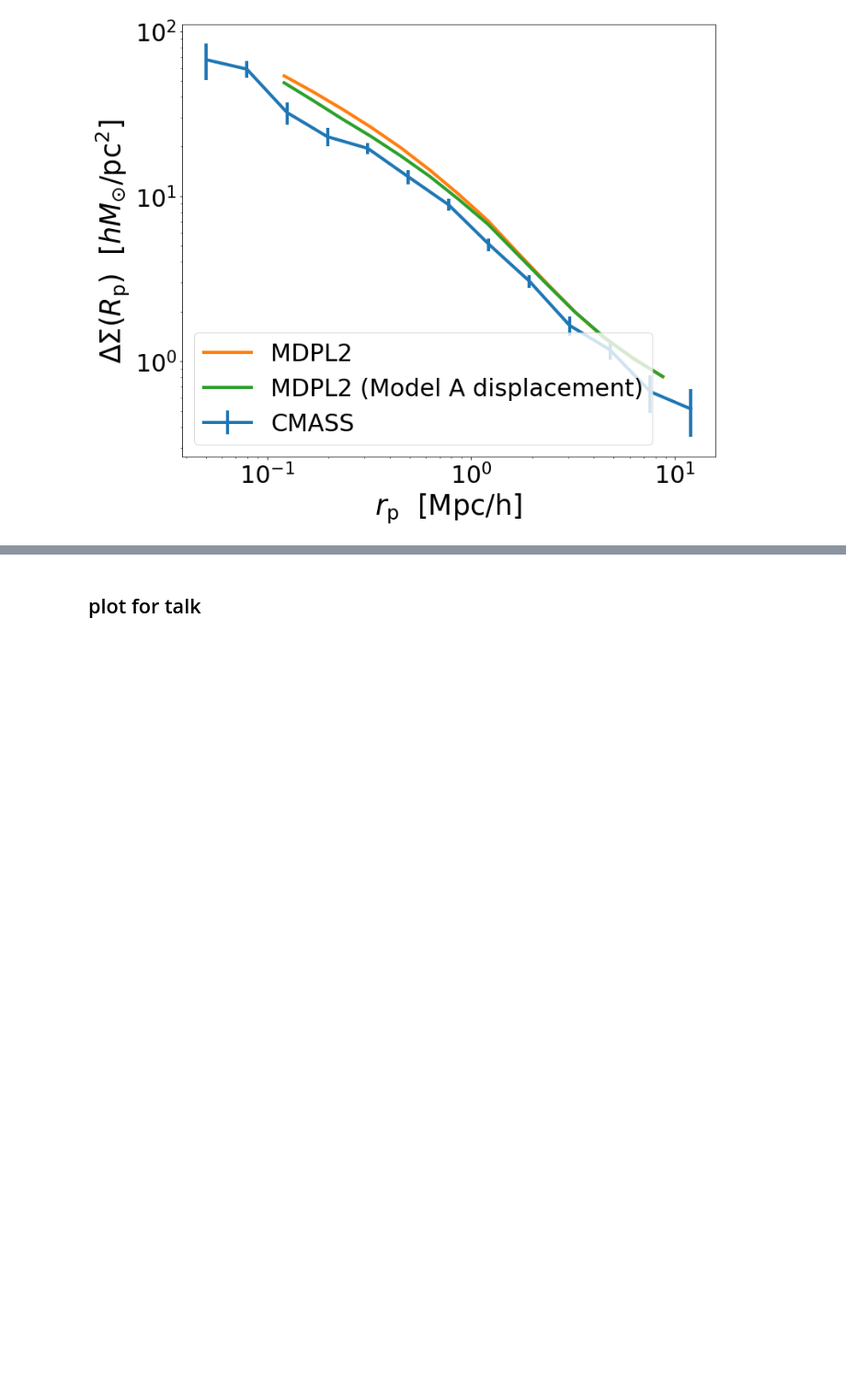
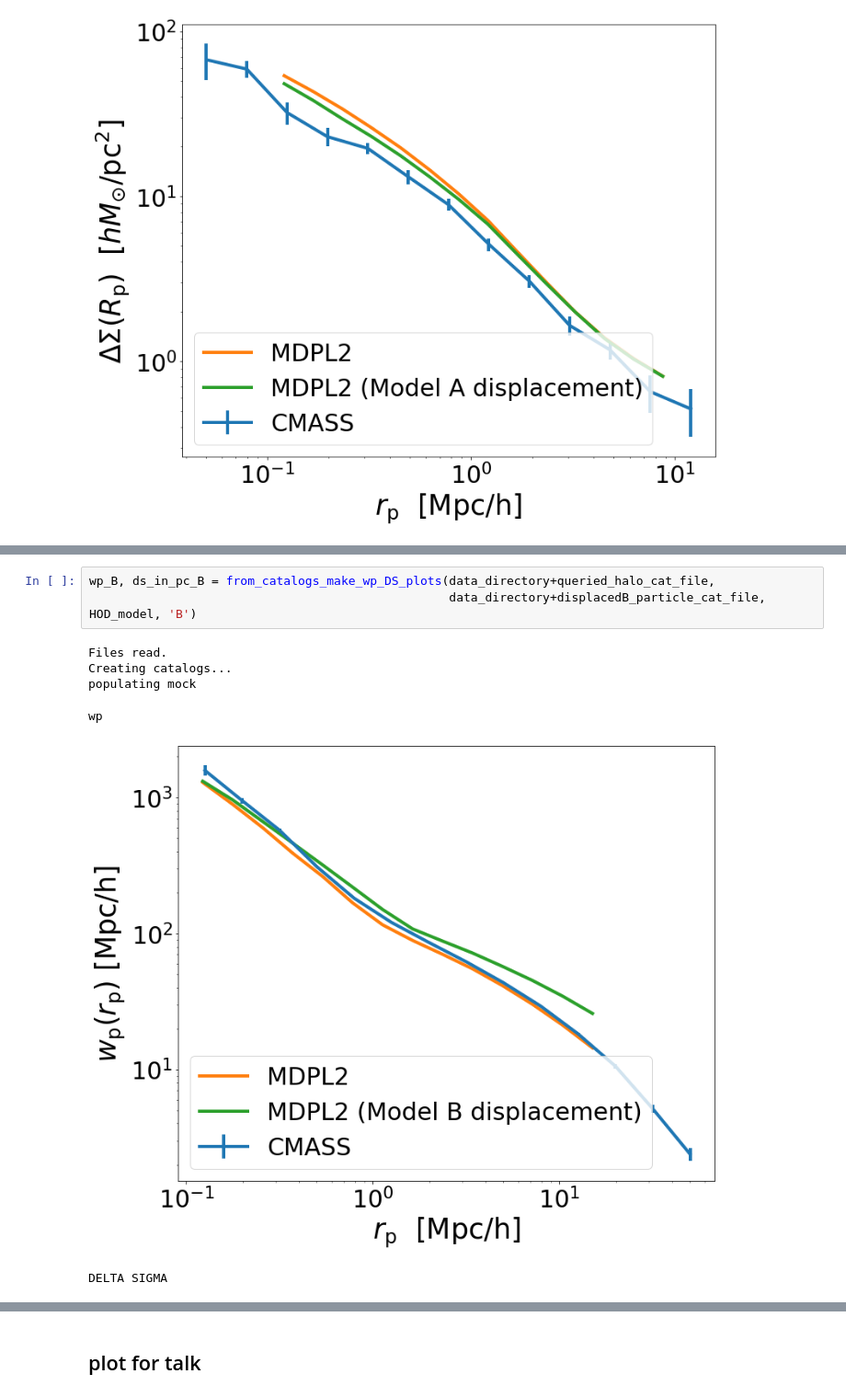
Before and after one commit to f-ardila/baryonic_effects, a Jupyter notebook: CMASS/CMASS_MDPL_displacement_wp_DS.ipynb, the cells around one changed output, grey strips where cells are left out. Shown: that part at 92% size. Saved outputs shown, nothing was run; the diff lists cells and outputs as text; blank space fills up the shorter version.

```diff
--- a/CMASS/CMASS_MDPL_displacement_wp_DS.ipynb
+++ b/CMASS/CMASS_MDPL_displacement_wp_DS.ipynb
@@ -280,0 +292,10 @@ DELTA SIGMA
+# %%
+wp_B, ds_in_pc_B = from_catalogs_make_wp_DS_plots(data_directory+queried_halo_cat_file,
+                                                  data_directory+displacedB_particle_cat_file, HOD_model, 'B')
+# %% [output]
+Files read.
+Creating catalogs...
+populating mock
+wp
+[figure, added]
+DELTA SIGMA
```
Also changed, not shown: parts of 5 cells of this notebook, 1 other file.
